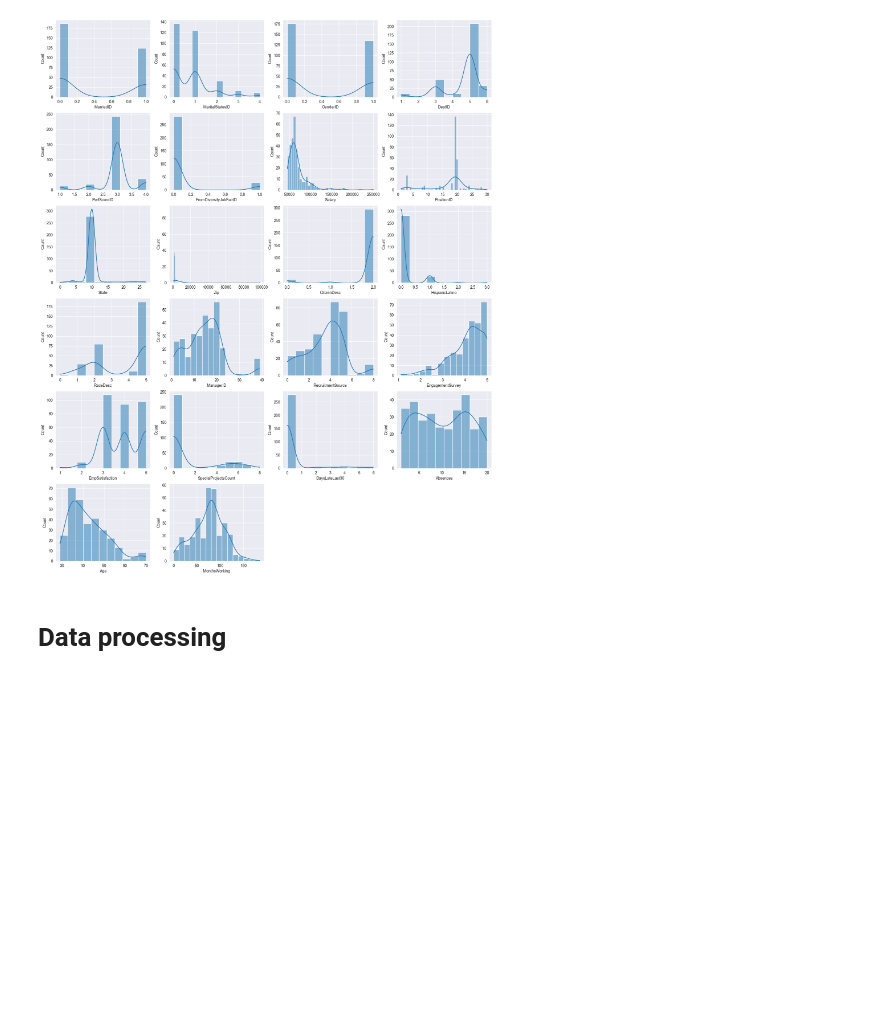
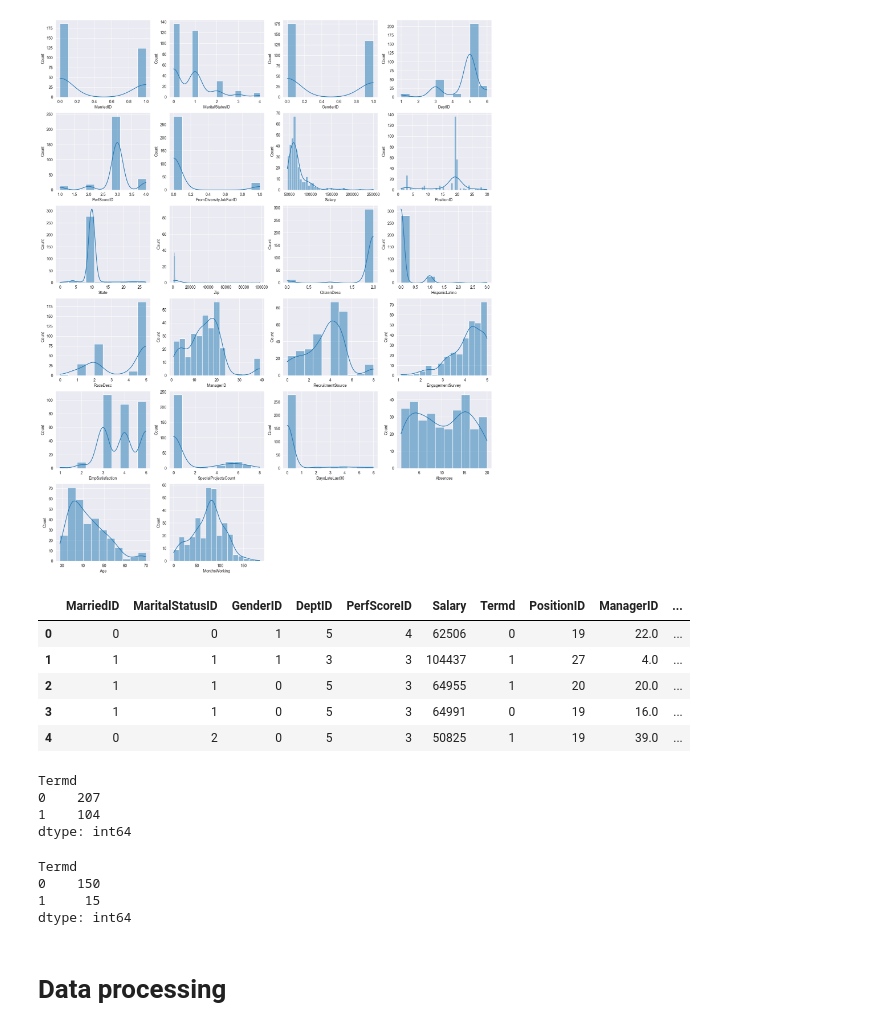
Before and after one commit to Excel951/legendary-octo-funicular, a Jupyter notebook: TA/experiment_TA.ipynb, the cells around one changed output. Drawn from its saved outputs; the diff is of its cells as text; code cells hidden in the pictures; blank space fills up the shorter version.

```diff
--- a/TA/experiment_TA.ipynb
+++ b/TA/experiment_TA.ipynb
@@ -312,3 +312,32 @@ for i, feature in enumerate(features, 1):
     # plt.title(feature)
 # %% [output]
 [figure]
+# %%
+excel = excel.drop([
+    'FromDiversityJobFairID',
+    'State',
+    'Zip',
+    'CitizenDesc',
+    'HispanicLatino',
+    'RaceDesc',
+    'RecruitmentSource',
+    'EngagementSurvey',
+    'SpecialProjectsCount',
+    'DaysLateLast30',
+    'ManagerID',
+], axis=1)
+excel.head(5)
+# %% [output]
+|  | MarriedID | MaritalStatusID | GenderID | DeptID | PerfScoreID | Salary | Termd | PositionID | ManagerID | ... |
+| 0 | 0 | 0 | 1 | 5 | 4 | 62506 | 0 | 19 | 22.0 | ... |
+| 1 | 1 | 1 | 1 | 3 | 3 | 104437 | 1 | 27 | 4.0 | ... |
+| 2 | 1 | 1 | 0 | 5 | 3 | 64955 | 1 | 20 | 20.0 | ... |
+| 3 | 1 | 1 | 0 | 5 | 3 | 64991 | 0 | 19 | 16.0 | ... |
+| 4 | 0 | 2 | 0 | 5 | 3 | 50825 | 1 | 19 | 39.0 | ... |
+# %%
+excel.groupby('Termd').size()
+# %% [output]
+Termd
+0    207
+1    104
+dtype: int64
@@ -315,3 +363,10 @@ for i, feature in enumerate(features, 1):
+# %%
+combined.groupby('Termd').size()
+# %% [output]
+Termd
+0    150
+1     15
+dtype: int64
 # %% [markdown]
 # Data processing
 # %%
```
Also changed, not shown: parts of 9 cells of this notebook, 4 other files.
